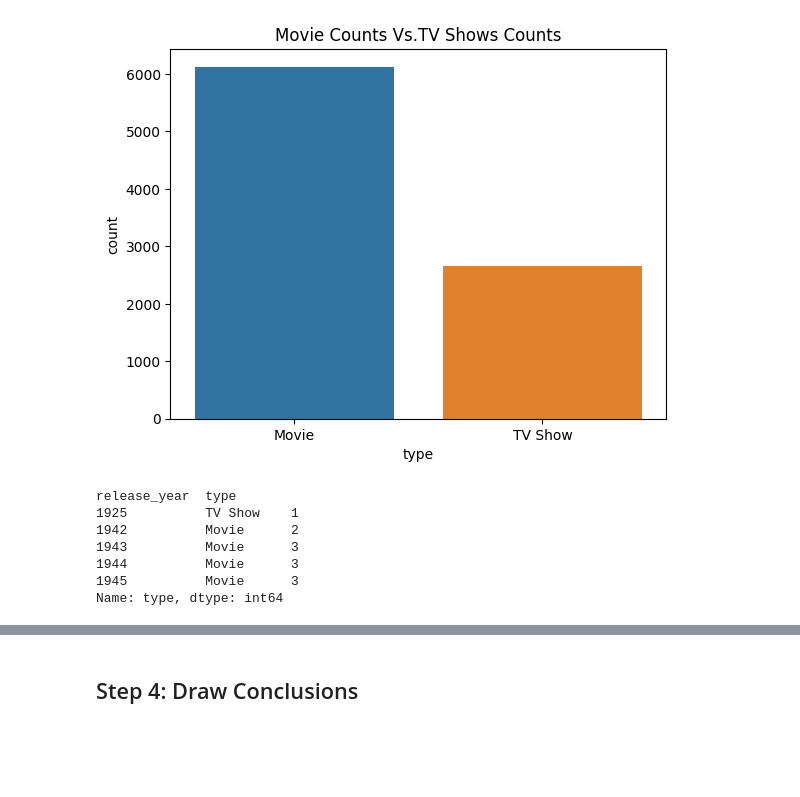
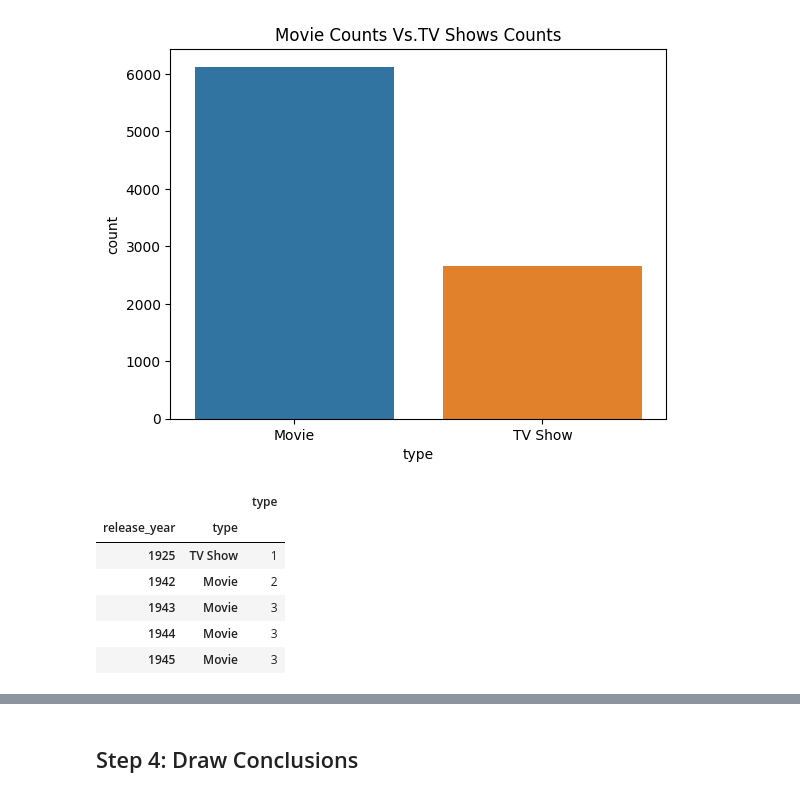
Before and after one commit to mohebmaher/GDSC-Core-Team-Training, a Jupyter notebook: Assignment-03/netflix_data_leaning_analysis_and_viz.ipynb, the cells around one changed output, grey strips where cells are left out. Drawn from its saved outputs; the diff is of its cells as text; code cells hidden in the pictures; blank space fills up the shorter version.

```diff
--- a/Assignment-03/netflix_data_leaning_analysis_and_viz.ipynb
+++ b/Assignment-03/netflix_data_leaning_analysis_and_viz.ipynb
@@ -94,14 +94,17 @@ ax = sns.countplot(data=netflix, x="type")
 ax.set_title("Movie Counts Vs.TV Shows Counts");
 # %% [output]
 [figure]
+# %%
+grouped_by_release_year_and_type = netflix.groupby(by=["release_year", "type"])[["type"]].count()
+grouped_by_release_year_and_type.head()
+# %% [output]
+|  |  | type |
+| release_year | type |  |
+| 1925 | TV Show | 1 |
+| 1942 | Movie | 2 |
+| 1943 | Movie | 3 |
+| 1944 | Movie | 3 |
+| 1945 | Movie | 3 |
 # %%
-grouped_by_release_year_and_type = netflix.groupby(by=["release_year", "type"])["type"].count()
-grouped_by_release_year_and_type.head()
+grouped_by_release_year_and_type.rename(columns={"type": "counts"}, inplace=True)
+grouped_by_release_year_and_type.reset_index(level="type", inplace=True)
-# %% [output]
-release_year  type
-1925          TV Show    1
-1942          Movie      2
-1943          Movie      3
-1944          Movie      3
-1945          Movie      3
-Name: type, dtype: int64
```
Also changed, not shown: parts of 3 cells of this notebook.
